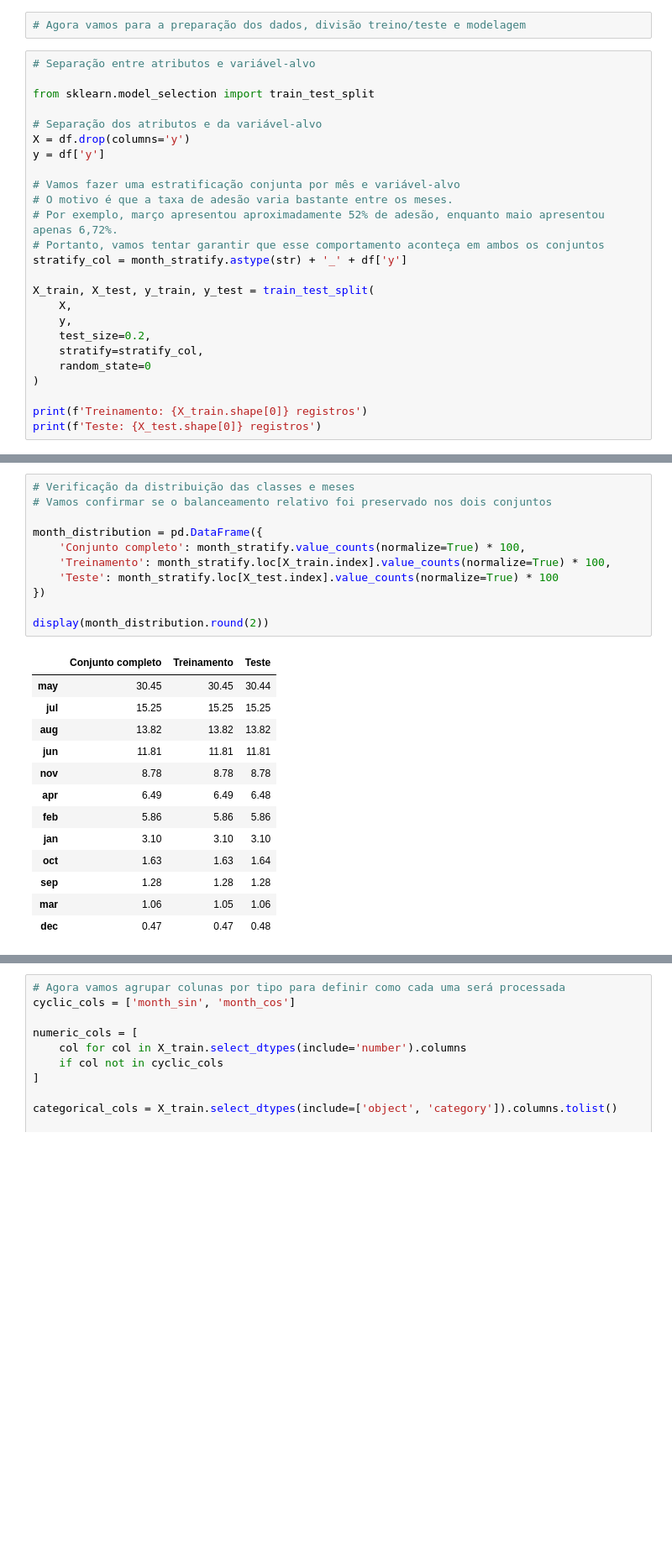
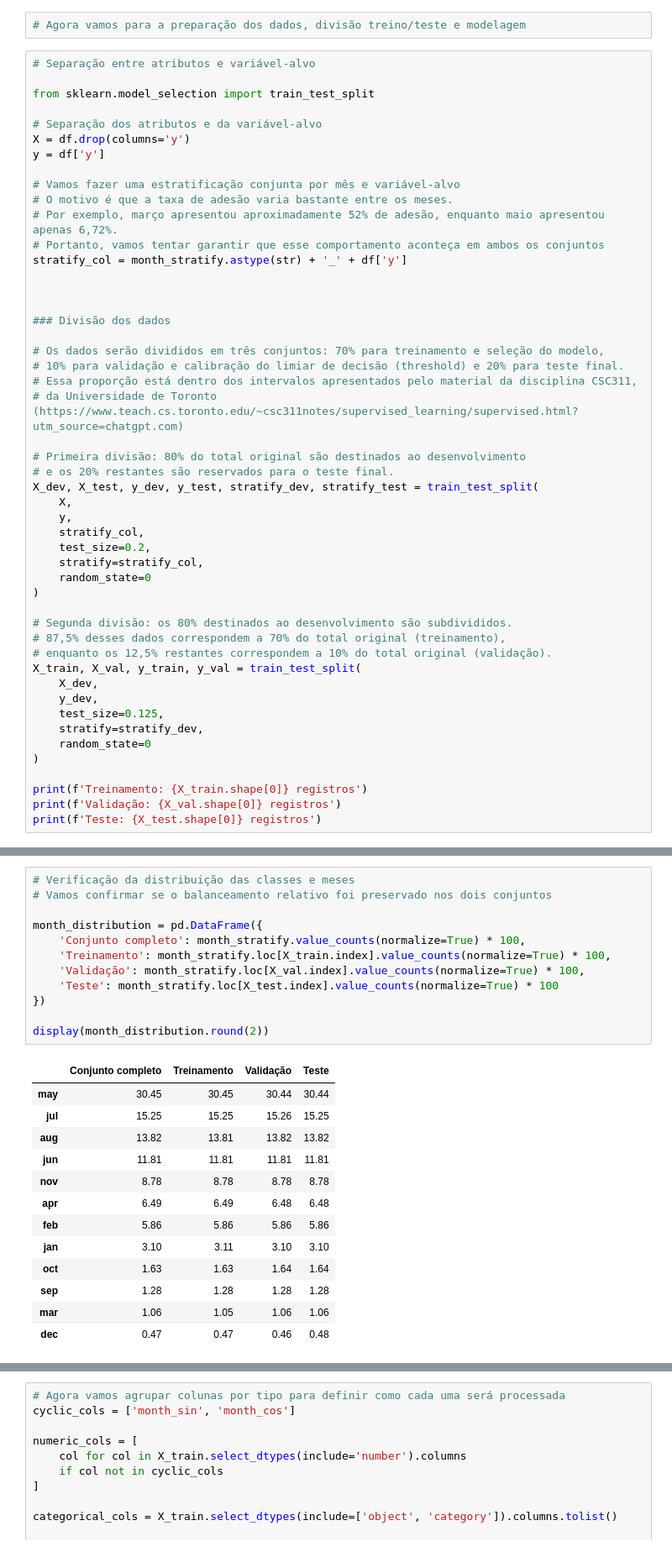
Before and after one commit to da-silva-d-w/ML_and_DS_Projects, a Jupyter notebook: Bank_Marketing/desenvolvimento.ipynb, the cells around one changed output, grey strips where cells are left out. Shown at 84% size. Saved outputs shown, nothing was run; the diff lists cells and outputs as text; blank space fills up the shorter version.

Commit message:
até primeiro teste com 70/10/10

```diff
--- a/Bank_Marketing/desenvolvimento.ipynb
+++ b/Bank_Marketing/desenvolvimento.ipynb
@@ -638,14 +638,38 @@ y = df['y']
 # Portanto, vamos tentar garantir que esse comportamento aconteça em ambos os conjuntos
 stratify_col = month_stratify.astype(str) + '_' + df['y']
 
-X_train, X_test, y_train, y_test = train_test_split(
+
+
+### Divisão dos dados
+
+# Os dados serão divididos em três conjuntos: 70% para treinamento e seleção do modelo,
+# 10% para validação e calibração do limiar de decisão (threshold) e 20% para teste final.
+# Essa proporção está dentro dos intervalos apresentados pelo material da disciplina CSC311,
+# da Universidade de Toronto (https://www.teach.cs.toronto.edu/~csc311notes/supervised_learning/supervised.html?utm_source=chatgpt.com)
+
+# Primeira divisão: 80% do total original são destinados ao desenvolvimento
+# e os 20% restantes são reservados para o teste final.
+X_dev, X_test, y_dev, y_test, stratify_dev, stratify_test = train_test_split(
     X,
     y,
+    stratify_col,
     test_size=0.2,
     stratify=stratify_col,
     random_state=0
 )
 
+# Segunda divisão: os 80% destinados ao desenvolvimento são subdivididos.
+# 87,5% desses dados correspondem a 70% do total original (treinamento),
+# enquanto os 12,5% restantes correspondem a 10% do total original (validação).
+X_train, X_val, y_train, y_val = train_test_split(
+    X_dev,
+    y_dev,
+    test_size=0.125,
+    stratify=stratify_dev,
+    random_state=0
+)
+
 print(f'Treinamento: {X_train.shape[0]} registros')
+print(f'Validação: {X_val.shape[0]} registros')
 print(f'Teste: {X_test.shape[0]} registros')
 # %% [output]
@@ -654,26 +679,27 @@ Teste: 9043 registros
 # %%
 # Verificação da distribuição das classes e meses
 # Vamos confirmar se o balanceamento relativo foi preservado nos dois conjuntos
 
 month_distribution = pd.DataFrame({
     'Conjunto completo': month_stratify.value_counts(normalize=True) * 100,
     'Treinamento': month_stratify.loc[X_train.index].value_counts(normalize=True) * 100,
+    'Validação': month_stratify.loc[X_val.index].value_counts(normalize=True) * 100,
     'Teste': month_stratify.loc[X_test.index].value_counts(normalize=True) * 100
 })
 
 display(month_distribution.round(2))
 # %% [output]
-|  | Conjunto completo | Treinamento | Teste |
-| may | 30.45 | 30.45 | 30.44 |
-| jul | 15.25 | 15.25 | 15.25 |
-| aug | 13.82 | 13.82 | 13.82 |
-| jun | 11.81 | 11.81 | 11.81 |
-| nov | 8.78 | 8.78 | 8.78 |
-| apr | 6.49 | 6.49 | 6.48 |
-| feb | 5.86 | 5.86 | 5.86 |
-| jan | 3.10 | 3.10 | 3.10 |
-| oct | 1.63 | 1.63 | 1.64 |
-| sep | 1.28 | 1.28 | 1.28 |
-| mar | 1.06 | 1.05 | 1.06 |
-| dec | 0.47 | 0.47 | 0.48 |
+|  | Conjunto completo | Treinamento | Validação | Teste |
+| may | 30.45 | 30.45 | 30.44 | 30.44 |
+| jul | 15.25 | 15.25 | 15.26 | 15.25 |
+| aug | 13.82 | 13.81 | 13.82 | 13.82 |
+| jun | 11.81 | 11.81 | 11.81 | 11.81 |
+| nov | 8.78 | 8.78 | 8.78 | 8.78 |
+| apr | 6.49 | 6.49 | 6.48 | 6.48 |
+| feb | 5.86 | 5.86 | 5.86 | 5.86 |
+| jan | 3.10 | 3.11 | 3.10 | 3.10 |
+| oct | 1.63 | 1.63 | 1.64 | 1.64 |
+| sep | 1.28 | 1.28 | 1.28 | 1.28 |
+| mar | 1.06 | 1.05 | 1.06 | 1.06 |
+| dec | 0.47 | 0.47 | 0.46 | 0.48 |
 # %%
```
Also changed, not shown: parts of 20 cells of this notebook.
